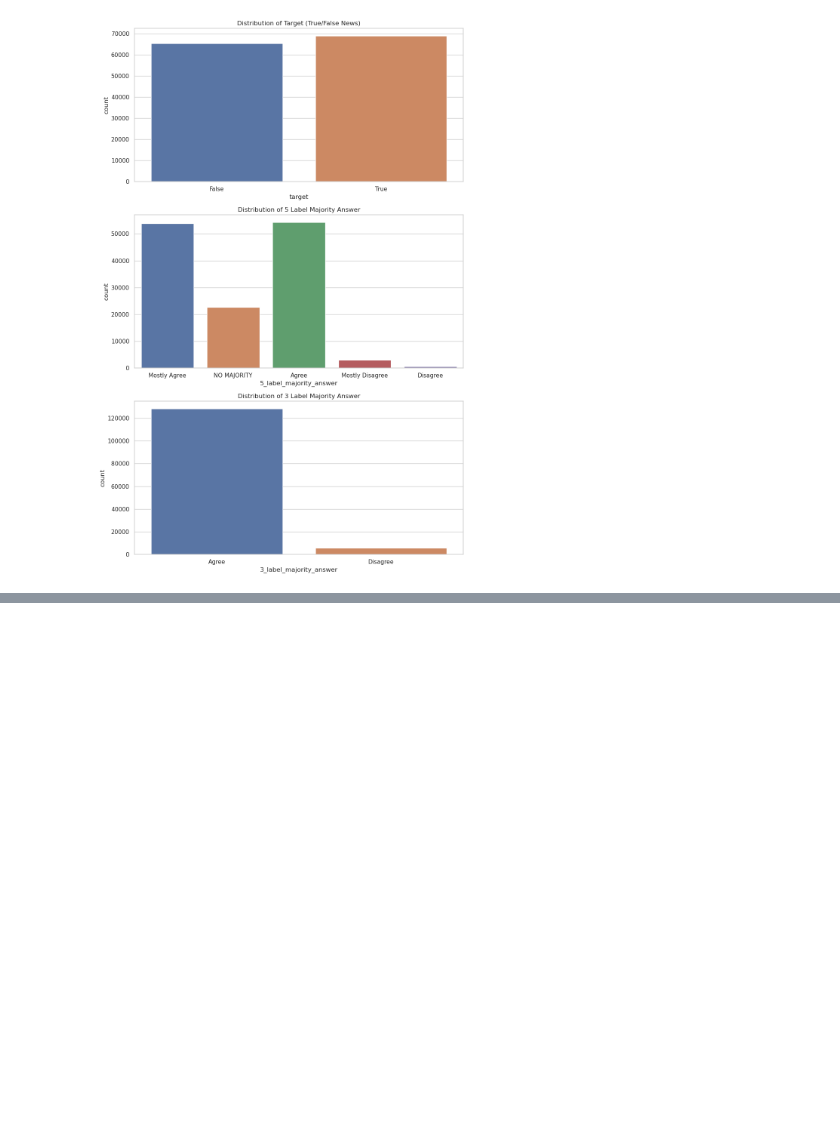
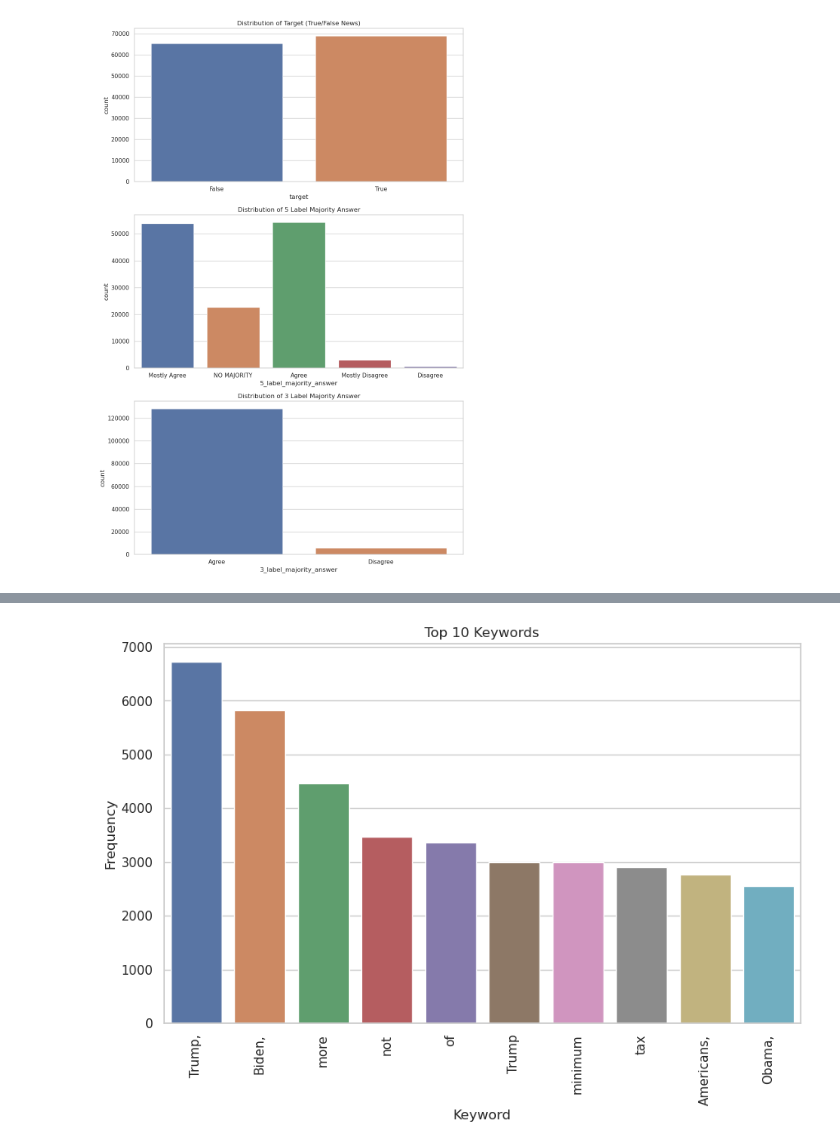
Before and after one commit to raj-rajat/Twitter-Dataset, a Jupyter notebook: twitter-dataset.ipynb, the cells around one changed output, grey strips where cells are left out. Drawn from its saved outputs; the diff is of its cells as text; code cells hidden in the pictures; blank space fills up the shorter version.

```diff
--- a/twitter-dataset.ipynb
+++ b/twitter-dataset.ipynb
@@ -83,0 +106,28 @@ plt.show()
+# %%
+from collections import Counter
+
+# Join all the keywords into a single string
+all_keywords = ' '.join(df['manual_keywords'])
+
+# Split the keywords into individual words
+keywords_list = all_keywords.split()
+
+# Count the frequency of each word
+keywords_counts = Counter(keywords_list)
+
+# Get the top 10 most common keywords
+top_keywords = keywords_counts.most_common(10)
+
+# Convert the list of tuples into a DataFrame for easy plotting
+top_keywords_df = pd.DataFrame(top_keywords, columns=['Keyword', 'Frequency'])
+
+# Create a bar plot for the top 10 keywords
+plt.figure(figsize=(10, 6))
+sns.barplot(x='Keyword', y='Frequency', data=top_keywords_df)
+plt.title('Top 10 Keywords')
+plt.ylabel('Frequency', fontsize=12)
+plt.xlabel('Keyword', fontsize=12)
+plt.xticks(rotation=90)
+plt.show()
+# %% [output]
+[figure, added]
```
Also changed, not shown: parts of 3 cells of this notebook.
